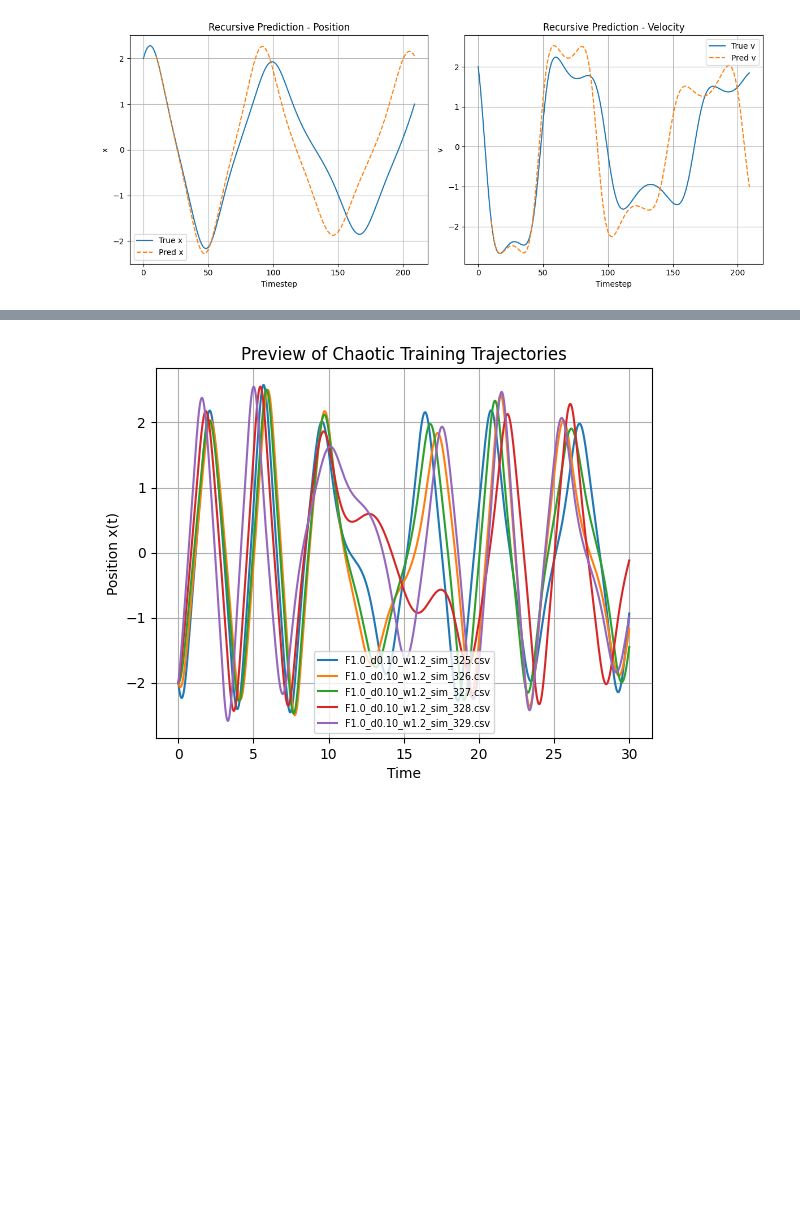
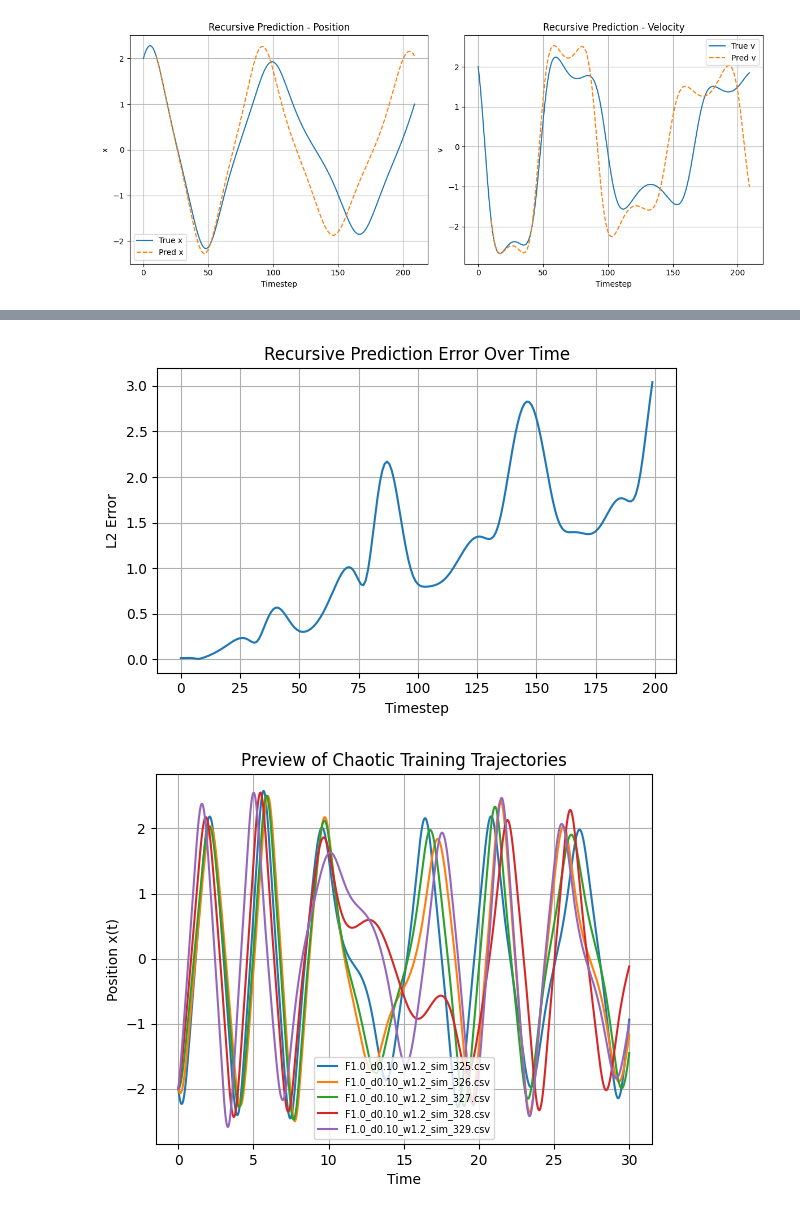
Before and after one commit to Mustafa-Meric-Kasap/duff-net-dynamics, a Jupyter notebook: notebooks/nn_modeling_recursive.ipynb, the cells around one changed output, grey strips where cells are left out. Cells and saved outputs as stored; diff of their text form; code cells hidden in the pictures; blank space fills up the shorter version.

```diff
--- a/notebooks/nn_modeling_recursive.ipynb
+++ b/notebooks/nn_modeling_recursive.ipynb
@@ -192,3 +230,17 @@ plot_recursive_vs_true(series, recursive_pred, offset=window_size)
+# %%
+true_traj = series[window_size:window_size+200]
+errors = np.linalg.norm(true_traj - recursive_pred, axis=1)
+
+plt.figure(figsize=(6, 4))
+plt.plot(errors)
+plt.title("Recursive Prediction Error Over Time")
+plt.xlabel("Timestep")
+plt.ylabel("L2 Error")
+plt.grid(True)
+plt.tight_layout()
+plt.show()
+# %% [output]
+[figure, added]
 # %%
 # Visualize selected training files to check for chaos
 import matplotlib.pyplot as plt
```
Also changed, not shown: parts of 5 cells of this notebook.
